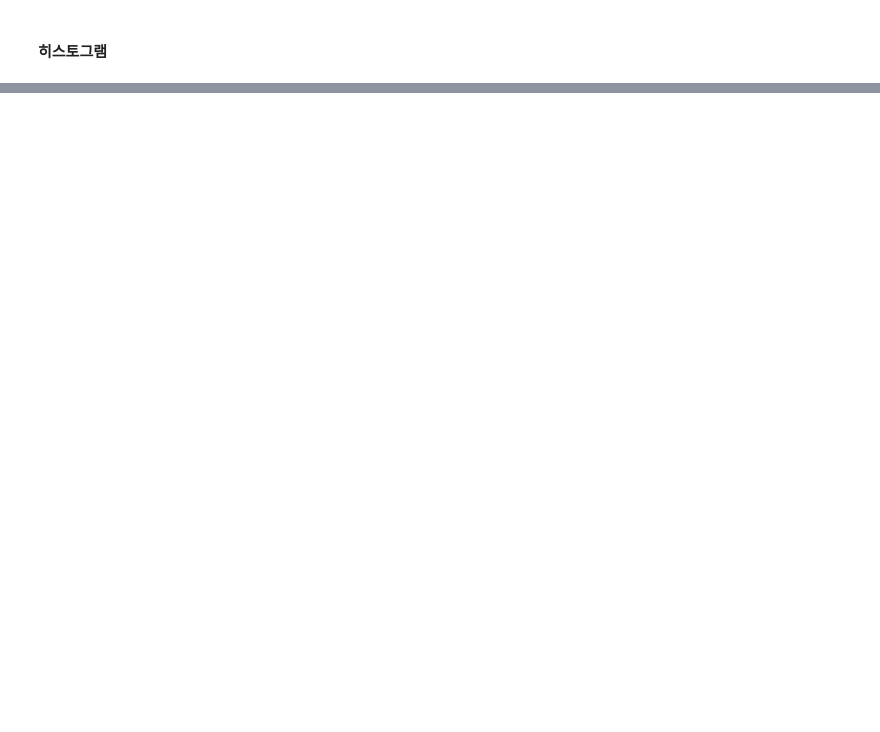
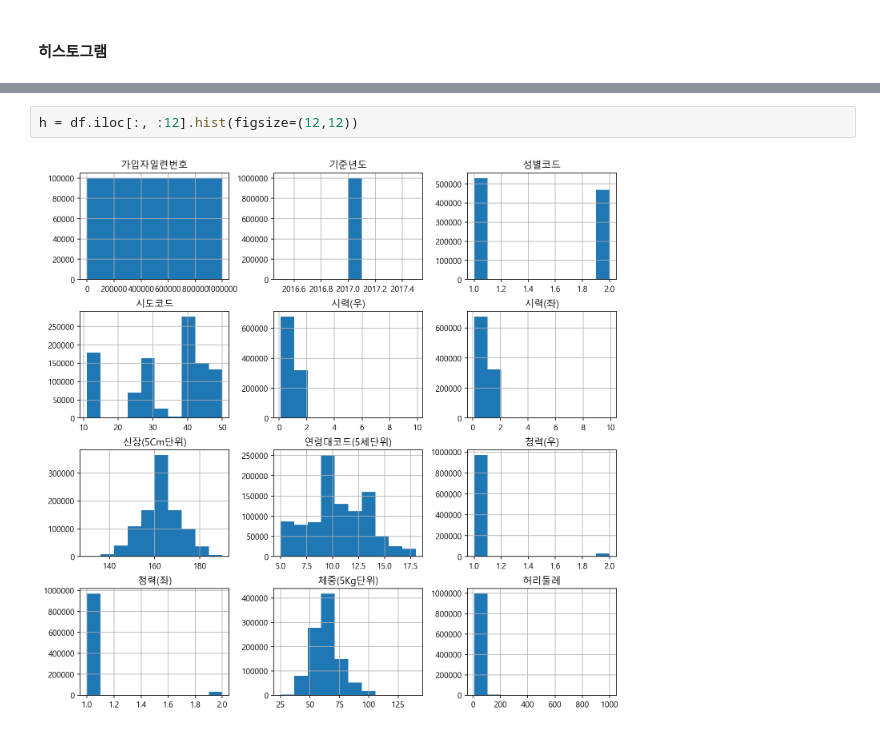
Before and after one commit to ssue-lee/practice, a Jupyter notebook: hearth_analysis.ipynb, the cells around one changed output, grey strips where cells are left out. Saved outputs shown, nothing was run; the diff lists cells and outputs as text; blank space fills up the shorter version.

```diff
--- a/hearth_analysis.ipynb
+++ b/hearth_analysis.ipynb
@@ -271,0 +285,4 @@ df.pivot_table(index=["성별코드", "음주여부"], values="감마지티피",
+# %%
+h = df.iloc[:, :12].hist(figsize=(12,12))
+# %% [output]
+[figure, added]
```
Also changed, not shown: parts of 23 cells of this notebook.
